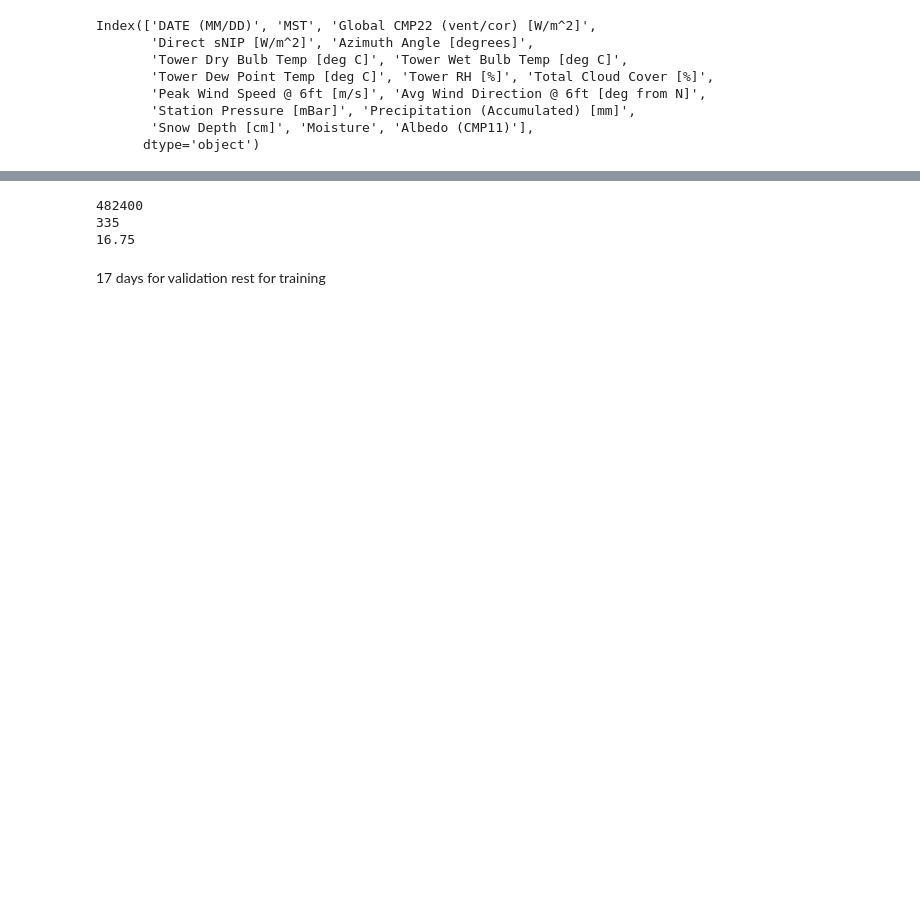
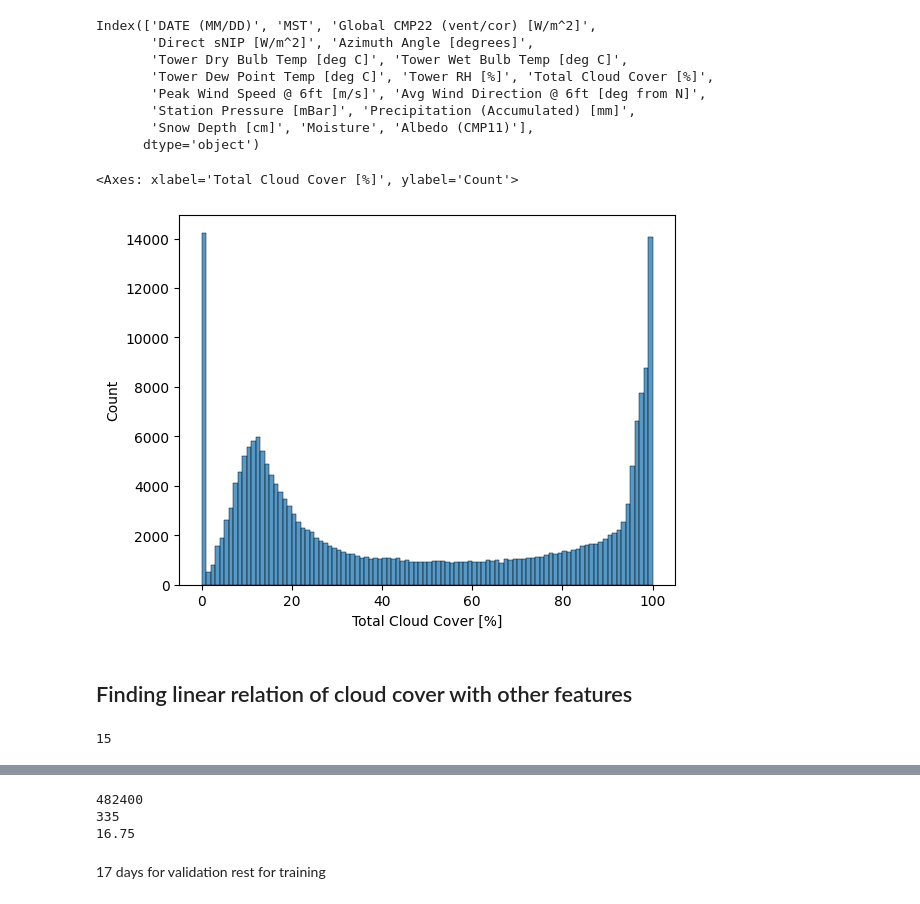
Before and after one commit to lordaarush/Cloud-Cover-Detection, a Jupyter notebook: clouds-movement-prediction.ipynb, the cells around one changed output, grey strips where cells are left out. Drawn from its saved outputs; the diff is of its cells as text; code cells hidden in the pictures; blank space fills up the shorter version.

Commit message:
Kaggle Notebook | Clouds Movement Prediction | Version 8

```diff
--- a/clouds-movement-prediction.ipynb
+++ b/clouds-movement-prediction.ipynb
@@ -1019,0 +986,7 @@ def get_sequences_of_listed_days(day_list, data_df, input_size = 360):
+# %%
+sns.histplot(train[(train['MST'] > 400) & (train['MST'] < 1080)]['Total Cloud Cover [%]'], bins = 100)
+# %% [output]
+<Axes: xlabel='Total Cloud Cover [%]', ylabel='Count'>
+[figure, added]
+# %% [markdown]
+## Finding linear relation of cloud cover with other features
@@ -1019,0 +1012,11 @@ def get_sequences_of_listed_days(day_list, data_df, input_size = 360):
+# %%
+feature_pool = ['MST', 'Global CMP22 (vent/cor) [W/m^2]',
+       'Direct sNIP [W/m^2]', 'Azimuth Angle [degrees]',
+       'Tower Dry Bulb Temp [deg C]', 'Tower Wet Bulb Temp [deg C]',
+       'Tower Dew Point Temp [deg C]', 'Tower RH [%]',
+       'Peak Wind Speed @ 6ft [m/s]', 'Avg Wind Direction @ 6ft [deg from N]',
+       'Station Pressure [mBar]', 'Precipitation (Accumulated) [mm]',
+       'Snow Depth [cm]', 'Moisture', 'Albedo (CMP11)']
+print(len(feature_pool))
+# %% [output]
+15
```
Also changed, not shown: parts of 72 cells of this notebook.
